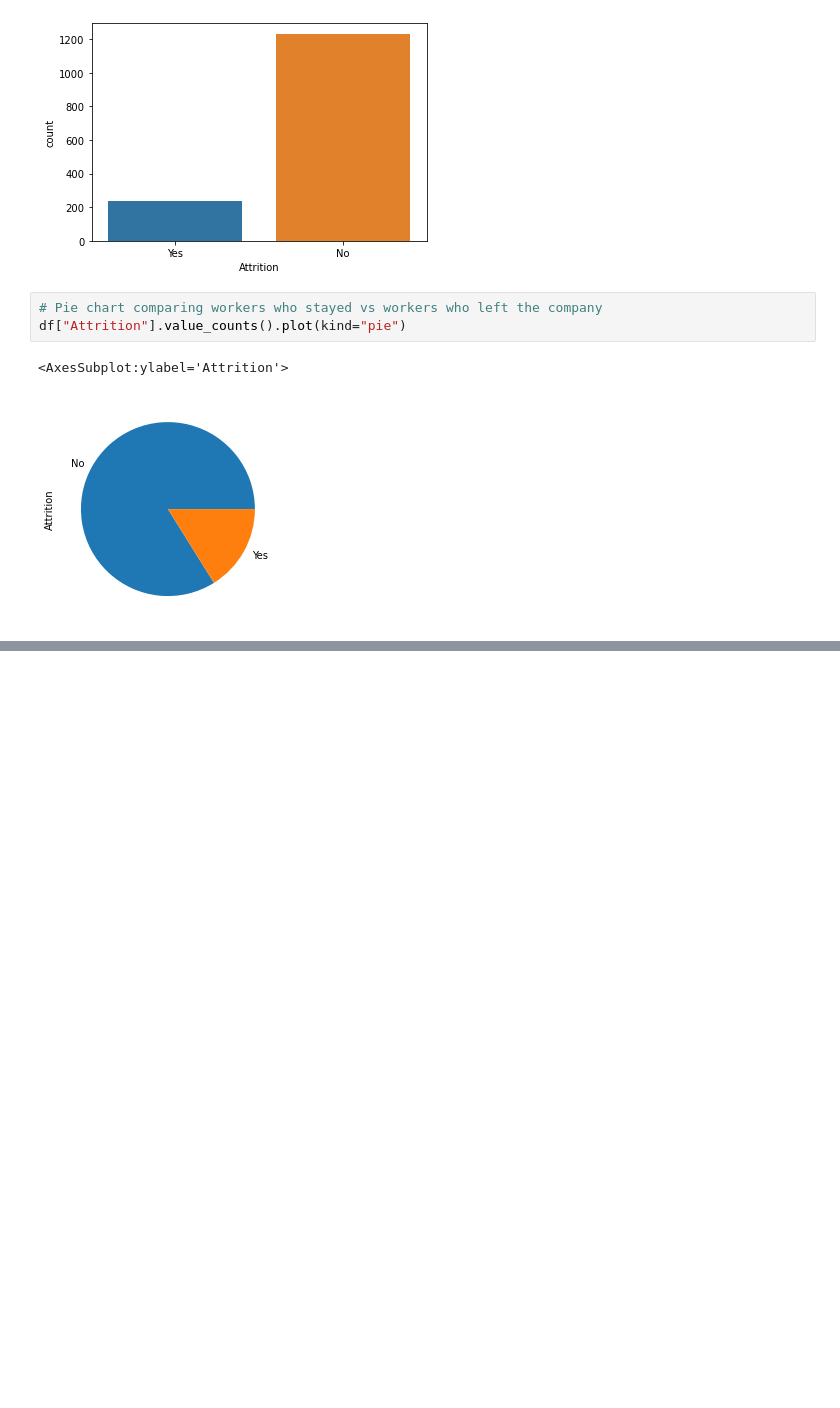
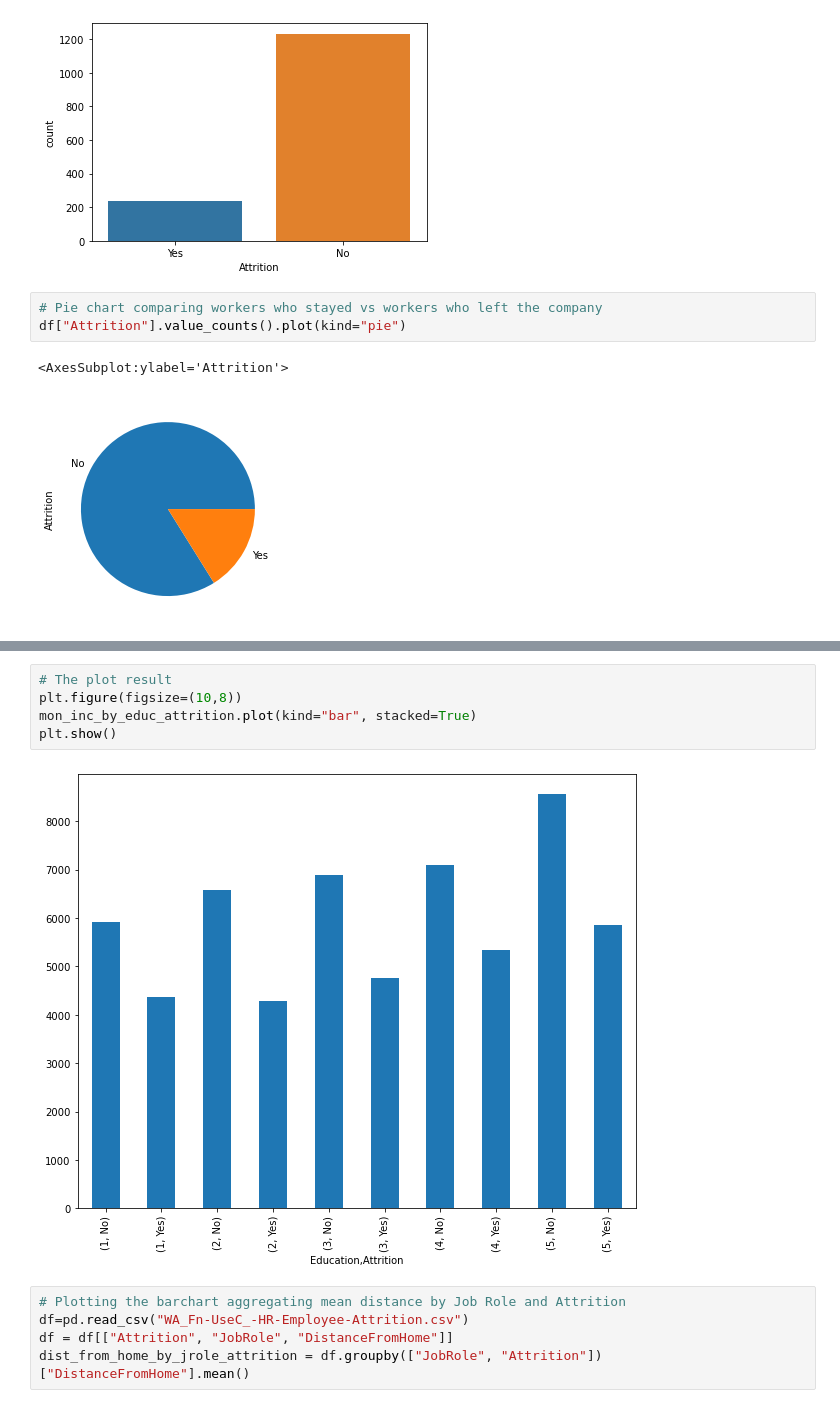
Before and after one commit to rodneymawero/ADS-Assignment-2-3, a Jupyter notebook: Assignment_2_3-1.ipynb, the cells around one changed output, grey strips where cells are left out. Drawn from its saved outputs; the diff is of its cells as text; blank space fills up the shorter version.

Commit message:
Adding Bar Charts of aggregated data

```diff
--- a/Assignment_2_3-1.ipynb
+++ b/Assignment_2_3-1.ipynb
@@ -435,0 +454,12 @@ df["Attrition"].value_counts().plot(kind="pie")
+# %%
+# The plot result
+plt.figure(figsize=(10,8))
+mon_inc_by_educ_attrition.plot(kind="bar", stacked=True)
+plt.show()
+# %% [output]
+[figure, added]
+# %%
+# Plotting the barchart aggregating mean distance by Job Role and Attrition
+df=pd.read_csv("WA_Fn-UseC_-HR-Employee-Attrition.csv")
+df = df[["Attrition", "JobRole", "DistanceFromHome"]]
+dist_from_home_by_jrole_attrition = df.groupby(["JobRole", "Attrition"])["DistanceFromHome"].mean()
```
Also changed, not shown: parts of 4 cells of this notebook.
